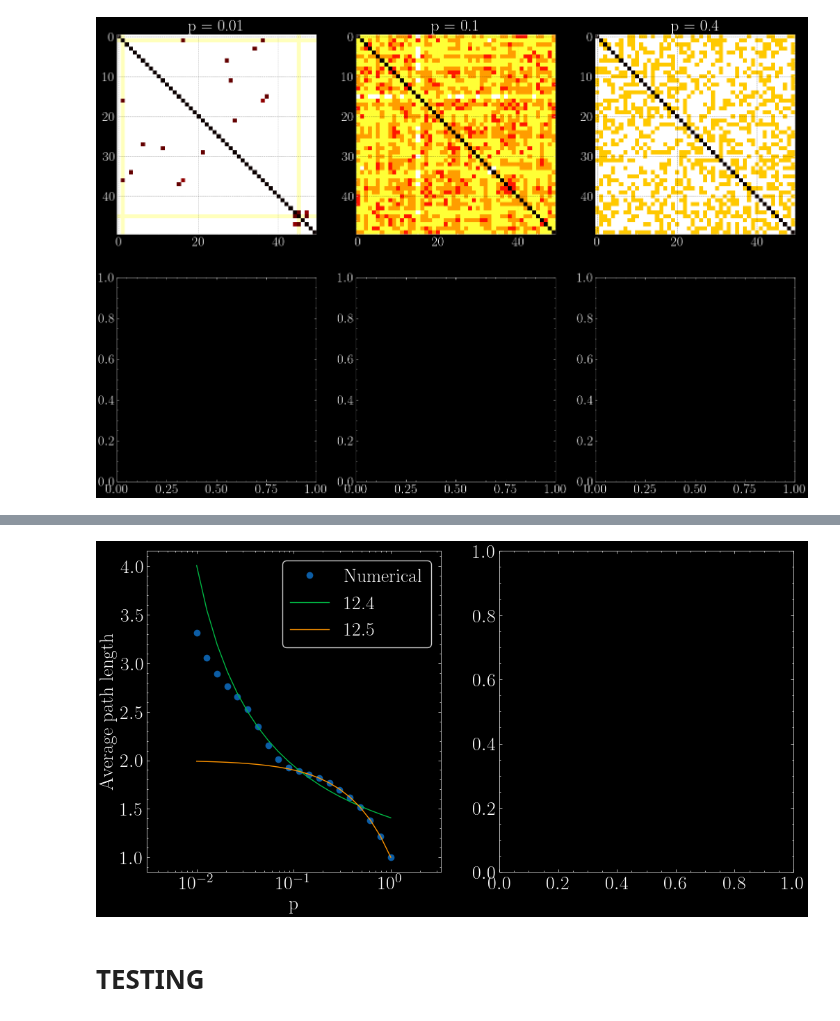
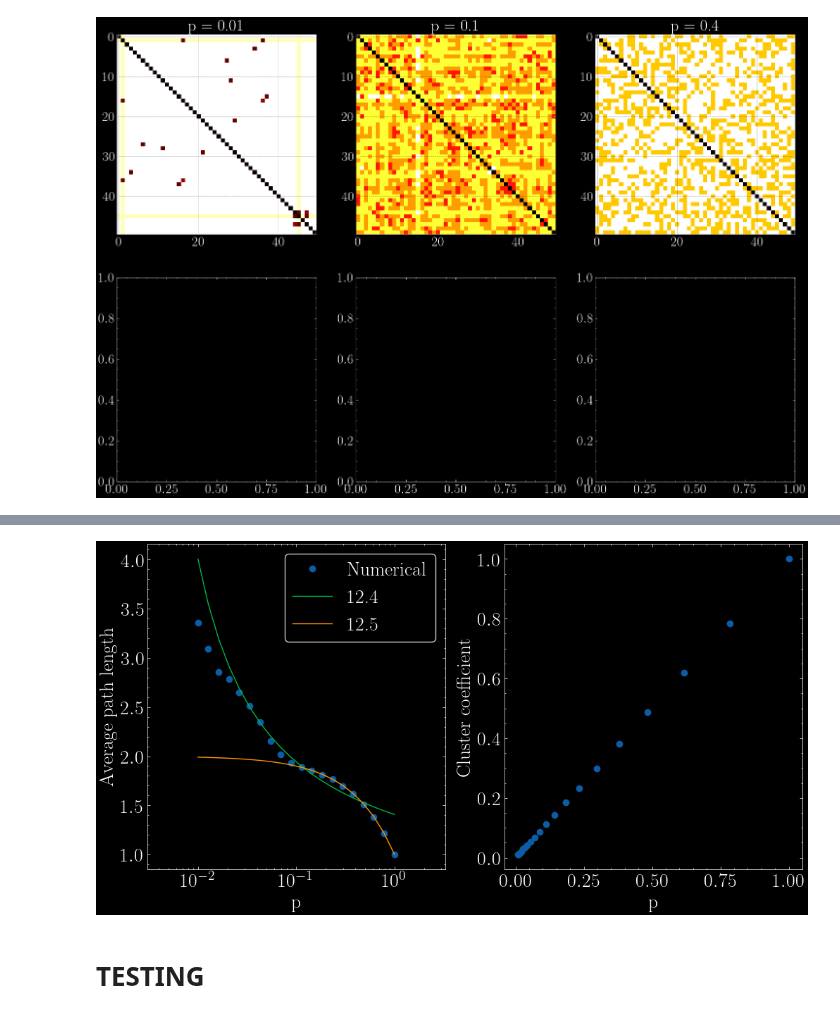
Before and after one commit to FelixWaldschock/Chalmers_FFR120_Simulation_Of_Complex_System, a Jupyter notebook: HW_03/Exercise_12-4.ipynb, the cells around one changed output, grey strips where cells are left out. Saved outputs shown, nothing was run; the diff lists cells and outputs as text; code cells hidden in the pictures.

```diff
--- a/HW_03/Exercise_12-4.ipynb
+++ b/HW_03/Exercise_12-4.ipynb
@@ -251,32 +256,32 @@ Finished after T = 3
 # %%
 # compute the average path length for each p
 avg_path_length = np.zeros(len(p))
 for i in range(len(p)):
     avg_path_length[i] = getAveragePathLength(L_[:,:,i])
 
 # plot the average path length
 fig, ax = plt.subplots(1,2, figsize=(12,6))
 
 # plot the numerical data
 ax[0].semilogx(p, avg_path_length, 'o', label="Numerical")
 ax[0].set_xlabel("p")
 ax[0].set_ylabel("Average path length")
 ax[0].axis('equal');
 
 # plot the theoretical approximation
 ax[0].semilogx(p, theoretical_approximation_12_4(n,p), label="12.4")
 ax[0].semilogx(p, theoretical_approximation_12_5(p), label="12.5")
 ax[0].legend()
 
 # plot the clustering coefficient
 
-ax[1].semilogx(p, C, 'o', label="Numerical")
+ax[1].plot(p, C, 'o', label="Numerical")
 ax[1].set_xlabel("p")
 ax[1].set_ylabel("Cluster coefficient")
 
 plt.show()
 # %% [output]
-[figure, old version]
+[figure, new version]
 # %% [markdown]
 # TESTING
 # %%
```
Also changed, not shown: parts of 1 cell of this notebook, 1 other file.
